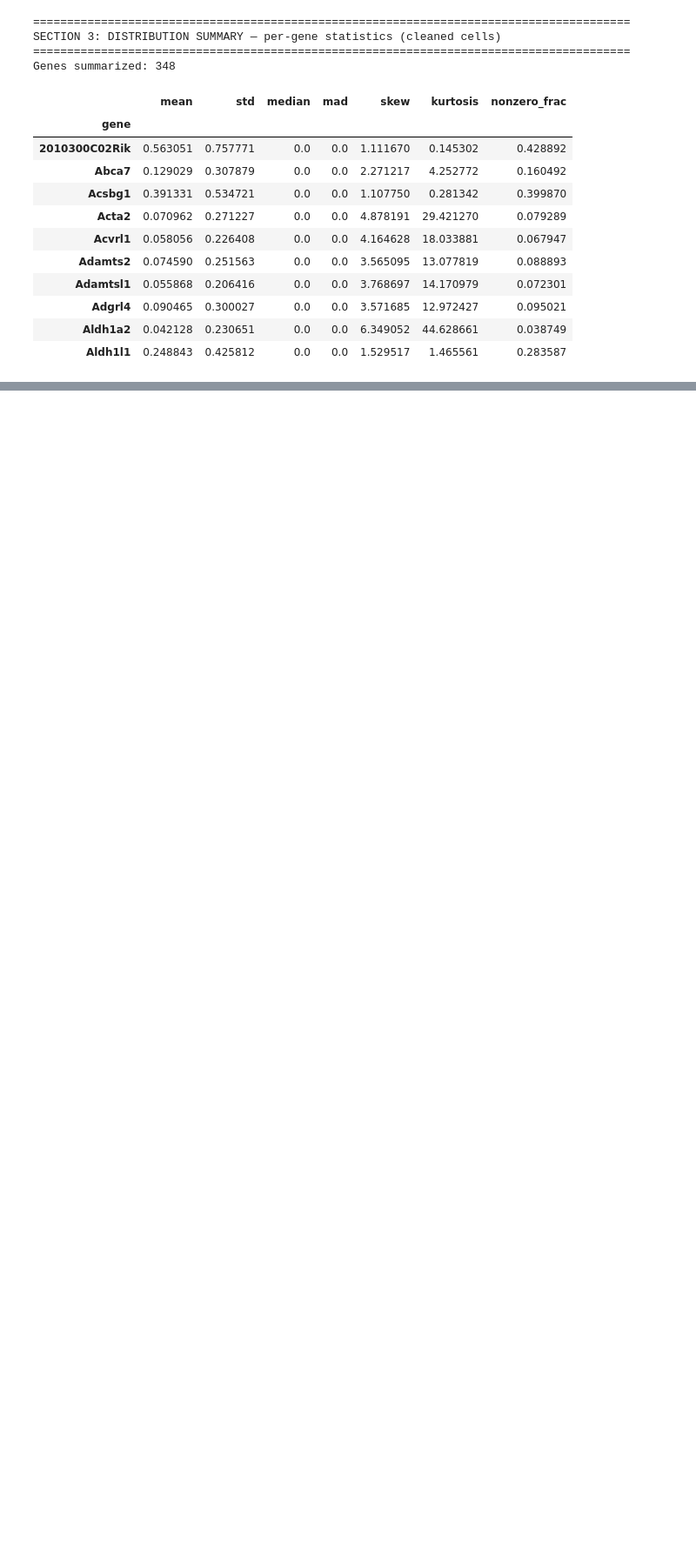
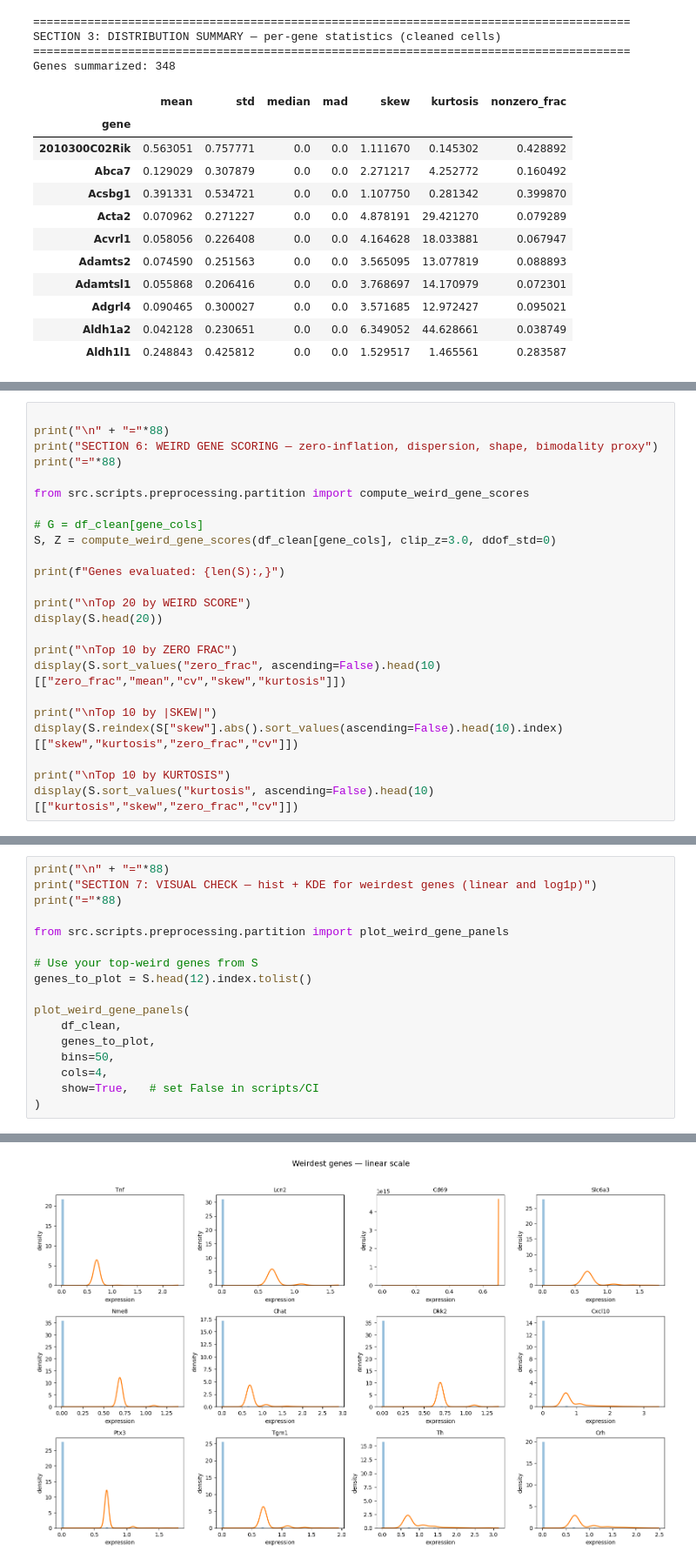
Before and after one commit to epfl-ada/ada-2025-project-adastraperaspera, a Jupyter notebook: results.ipynb, the cells around one changed output, grey strips where cells are left out. Shown at 87% size. Saved outputs shown, nothing was run; the diff lists cells and outputs as text; blank space fills up the shorter version.

```diff
--- a/results.ipynb
+++ b/results.ipynb
@@ -323,0 +320,24 @@ SECTION 5: DISTRIBUTIONS — histogram + KDE for selected genes (cleaned cells)
+# %%
+
+print("\n" + "="*88)
+print("SECTION 6: WEIRD GENE SCORING — zero-inflation, dispersion, shape, bimodality proxy")
+print("="*88)
+
+from src.scripts.preprocessing.partition import compute_weird_gene_scores
+
+# G = df_clean[gene_cols]
+S, Z = compute_weird_gene_scores(df_clean[gene_cols], clip_z=3.0, ddof_std=0)
+
+print(f"Genes evaluated: {len(S):,}")
+
+print("\nTop 20 by WEIRD SCORE")
+display(S.head(20))
+
+print("\nTop 10 by ZERO FRAC")
+display(S.sort_values("zero_frac", ascending=False).head(10)[["zero_frac","mean","cv","skew","kurtosis"]])
+
+print("\nTop 10 by |SKEW|")
+display(S.reindex(S["skew"].abs().sort_values(ascending=False).head(10).index)[["skew","kurtosis","zero_frac","cv"]])
+
+print("\nTop 10 by KURTOSIS")
+display(S.sort_values("kurtosis", ascending=False).head(10)[["kurtosis","skew","zero_frac","cv"]])
@@ -323,0 +404,18 @@ SECTION 5: DISTRIBUTIONS — histogram + KDE for selected genes (cleaned cells)
+# %%
+print("\n" + "="*88)
+print("SECTION 7: VISUAL CHECK — hist + KDE for weirdest genes (linear and log1p)")
+print("="*88)
+
+from src.scripts.preprocessing.partition import plot_weird_gene_panels
+
+# Use your top-weird genes from S
+genes_to_plot = S.head(12).index.tolist()
+
+plot_weird_gene_panels(
+    df_clean,
+    genes_to_plot,
+    bins=50,
+    cols=4,
+    show=True,   # set False in scripts/CI
+)
+# %% [output]
@@ -323,0 +425 @@ SECTION 5: DISTRIBUTIONS — histogram + KDE for selected genes (cleaned cells)
+[figure, added]
```
Also changed, not shown: parts of 10 cells of this notebook.
